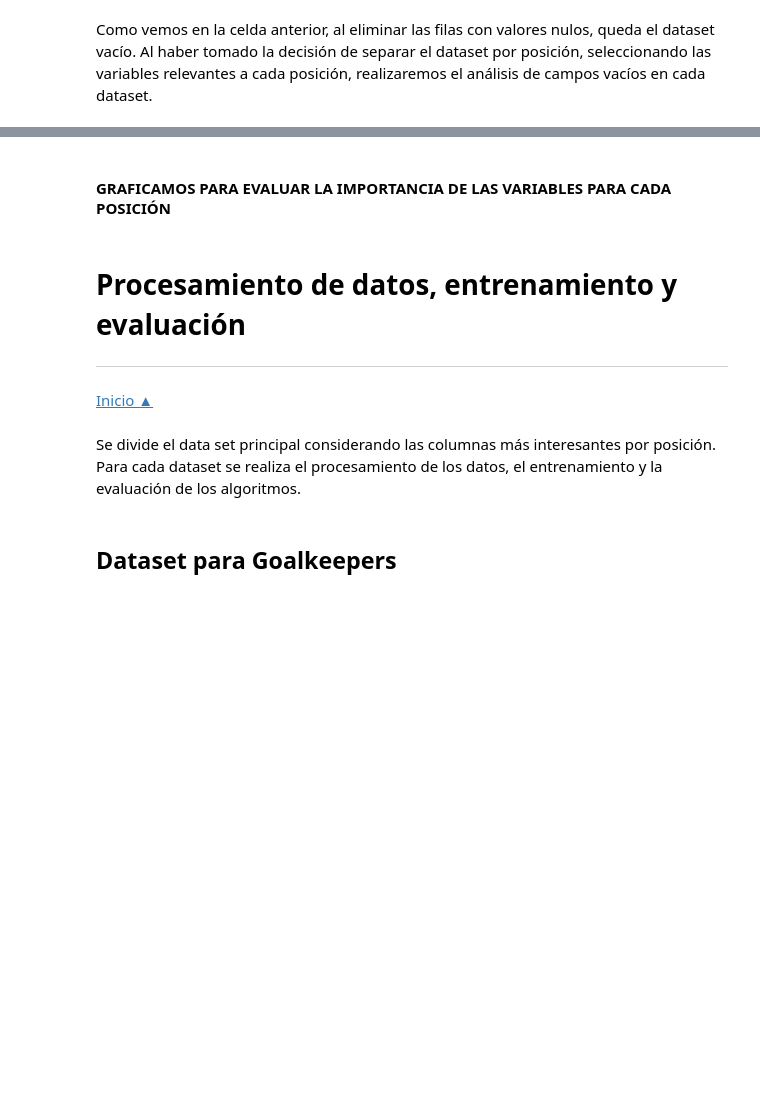
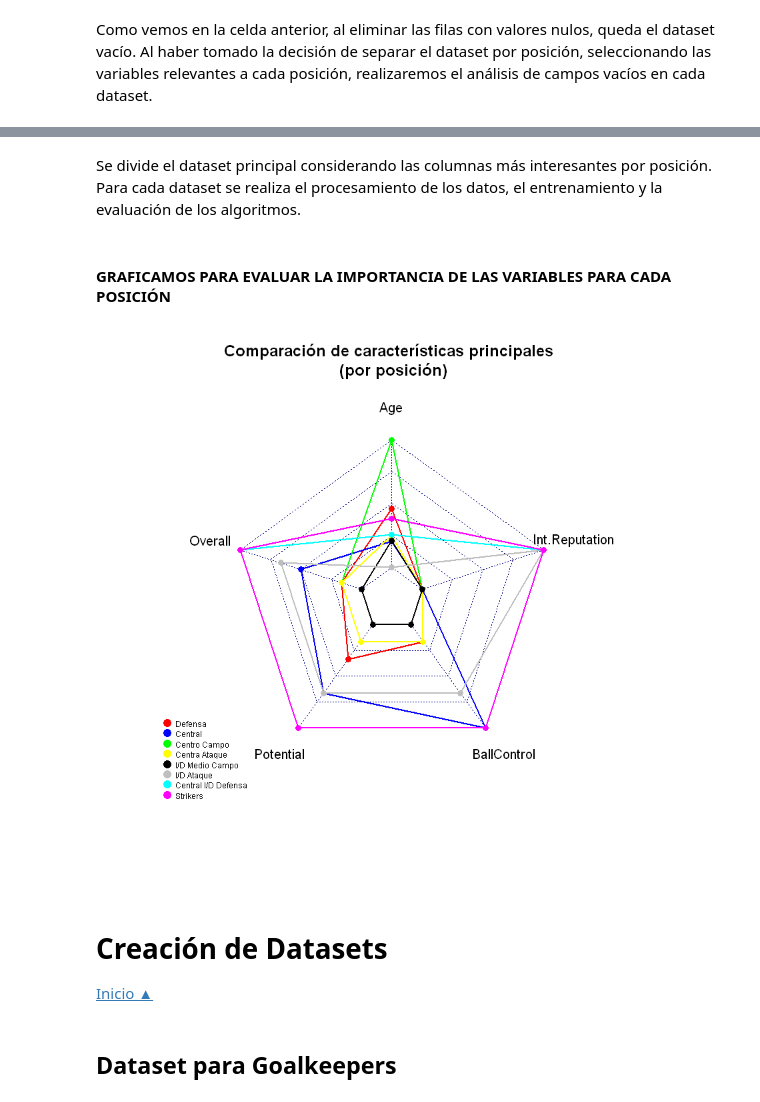
Before and after one commit to LauraRodriguezCanova/MachineLearning, a Jupyter notebook: TallerMachineLearning_DevIT.ipynb, the cells around one changed output, grey strips where cells are left out. Cells and saved outputs as stored; diff of their text form; code cells hidden in the pictures; blank space fills up the shorter version.

```diff
--- a/TallerMachineLearning_DevIT.ipynb
+++ b/TallerMachineLearning_DevIT.ipynb
@@ -483,13 +507,34 @@ Al haber tomado la decisión de separar el dataset por posición, seleccionando
+# %% [markdown]
+Se divide el dataset principal considerando las columnas más interesantes por posición. Para cada dataset se realiza el procesamiento de los datos, el entrenamiento y la evaluación de los algoritmos.
 # %% [markdown]
+<a id='GraficaImportancia'></a>
 #### GRAFICAMOS PARA EVALUAR LA IMPORTANCIA DE LAS VARIABLES PARA CADA POSICIÓN
+# %%
+datFIFA <- data.frame(
+ Age = c(mean(fifaCDM$Age), mean(fifaCM$Age),mean(fifaLRDM$Age),mean(fifaCAM$Age),mean(fifaLRM$Age),mean(fifaLRAW$Age),mean(fifaCLRF$Age),mean(fifaST$Age)),
+ Overall = c(max(fifaCDM$Overall),max(fifaCM$Overall),max(fifaLRDM$Overall),max(fifaCAM$Overall),max(fifaLRM$Overall),max(fifaLRAW$Overall),max(fifaCLRF$Overall),max(fifaST$Overall)),
+ Potential = c(max(fifaCDM$Potential),max(fifaCM$Potential),max(fifaLRDM$Overall),max(fifaCAM$Overall),max(fifaLRM$Overall),max(fifaLRAW$Overall),max(fifaCLRF$Overall),max(fifaST$Overall)),
+ BallControl = c(max(fifaCDM$BallControl),max(fifaCM$BallControl),max(fifaLRDM$Overall),max(fifaCAM$Overall),max(fifaLRM$Overall),max(fifaLRAW$Overall),max(fifaCLRF$Overall),max(fifaST$Overall)),
+ Int.Reputation = c(max(fifaCDM$International.Reputation),max(fifaCM$International.Reputation),max(fifaLRDM$International.Reputation),max(fifaCAM$International.Reputation),max(fifaLRM$International.Reputation),max(fifaLRAW$International.Reputation),max(fifaCLRF$International.Reputation),max(fifaST$International.Reputation))
+)
+# Color vector
+colors_border=c( rgb(0.2,0.5,0.5,0.9), rgb(0.8,0.2,0.5,0.9) , rgb(0.7,0.5,0.1,0.9),rgb(0.2,0.5,0.5,0.9),
+                rgb(0.4,0.2,0.5,0.9) , rgb(0.7,0.2,0.1,0.9),rgb(0.2,0.5,0.9,0.9), rgb(0.8,0.2,0.5,0.4) )
+colors_border=c( "red", "blue" , "green","yellow","black" , "gray","cyan", "magenta" )
+colors_in=c( rgb(0.2,0.5,0.5,0.4), rgb(0.8,0.2,0.5,0.4) , rgb(0.7,0.5,0.1,0.4),rgb(0.2,0.5,0.5,0.4),
+            rgb(0.8,0.2,0.5,0.4) , rgb(0.7,0.5,0.1,0.4),rgb(0.2,0.5,0.5,0.4), rgb(0.8,0.2,0.5,0.4) )
+rownames(datFIFA) <- c("Defensa","Central","Centro Campo","Centra Ataque","I/D Medio Campo","I/D Ataque","Central I/D Defensa","Strikers")
+radarchart(datFIFA, maxmin=FALSE, ,
+#custom polygon
+pcol=colors_border  , plwd=2 , plty=1,title="Comparación de características principales \n (por posición)",)
+# Add a legend
+legend("bottomleft", legend = rownames(datFIFA), bty = "n", pch=20 , col=colors_border , text.col = "black", cex=0.6, pt.cex=2)
+# %% [output]
+[figure, added]
 # %% [markdown]
-<a id='Datasets'></a>
-
-# Procesamiento de datos, entrenamiento y evaluación
----
+<a id='Dataset'></a>
+# Creación de Datasets
 [Inicio ▲](#Indice)
-# %% [markdown]
-Se divide el data set principal considerando las columnas más interesantes por posición. Para cada dataset se realiza el procesamiento de los datos, el entrenamiento y la evaluación de los algoritmos.
 # %% [markdown]
 <a id='Goalkeepers'></a>
 ## Dataset para Goalkeepers
```
Also changed, not shown: parts of 162 cells of this notebook.
